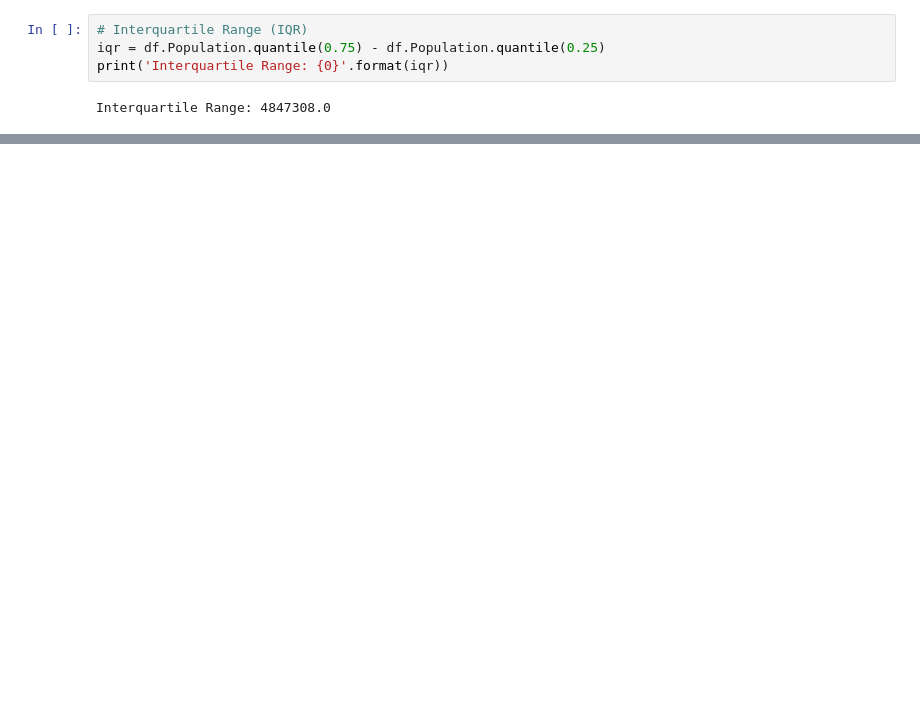
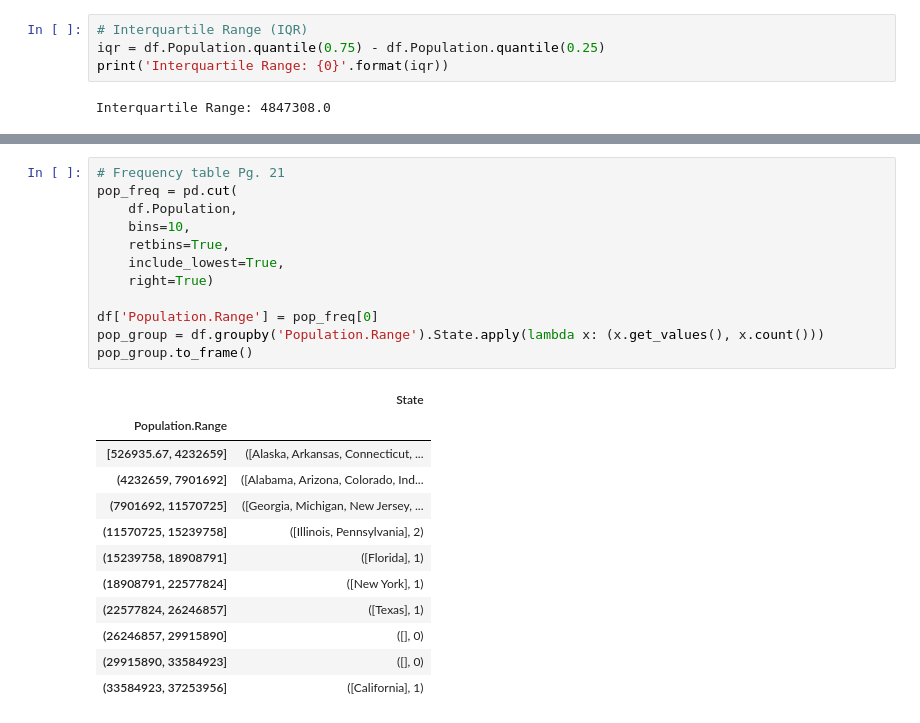
Before and after one commit to ronsims2/data_science_tutorials, a Jupyter notebook: notebooks/Stats.ipynb, the cells around one changed output, grey strips where cells are left out. Drawn from its saved outputs; the diff is of its cells as text; blank space fills up the shorter version.

```diff
--- a/notebooks/Stats.ipynb
+++ b/notebooks/Stats.ipynb
@@ -72,0 +97,25 @@ Median Absolute Deviation from the Median: 4450933.356000001
+# %%
+# Frequency table Pg. 21
+pop_freq = pd.cut(
+    df.Population,
+    bins=10,
+    retbins=True,
+    include_lowest=True,
+    right=True)
+
+df['Population.Range'] = pop_freq[0]
+pop_group = df.groupby('Population.Range').State.apply(lambda x: (x.get_values(), x.count()))
+pop_group.to_frame()
+# %% [output]
+|  | State |
+| Population.Range |  |
+| [526935.67, 4232659] | ([Alaska, Arkansas, Connecticut, ... |
+| (4232659, 7901692] | ([Alabama, Arizona, Colorado, Ind... |
+| (7901692, 11570725] | ([Georgia, Michigan, New Jersey, ... |
+| (11570725, 15239758] | ([Illinois, Pennsylvania], 2) |
+| (15239758, 18908791] | ([Florida], 1) |
+| (18908791, 22577824] | ([New York], 1) |
+| (22577824, 26246857] | ([Texas], 1) |
+| (26246857, 29915890] | ([], 0) |
+| (29915890, 33584923] | ([], 0) |
+| (33584923, 37253956] | ([California], 1) |
```
Also changed, not shown: parts of 6 cells of this notebook, 1 other file.
